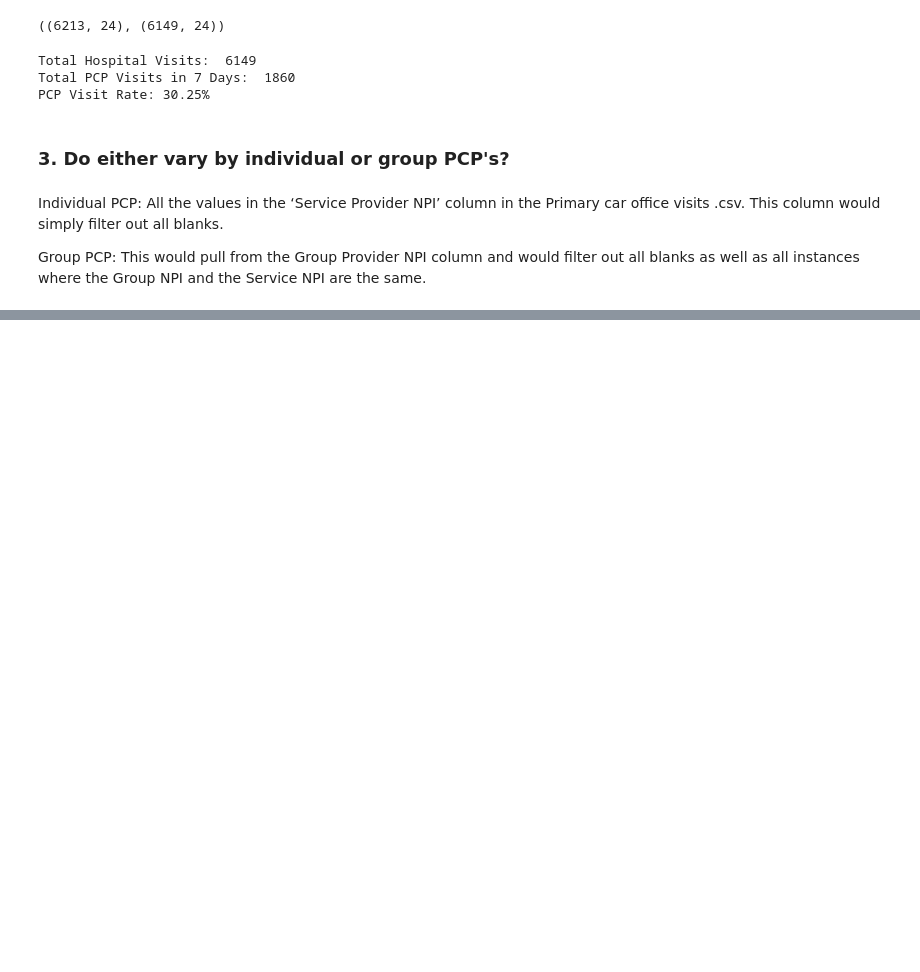
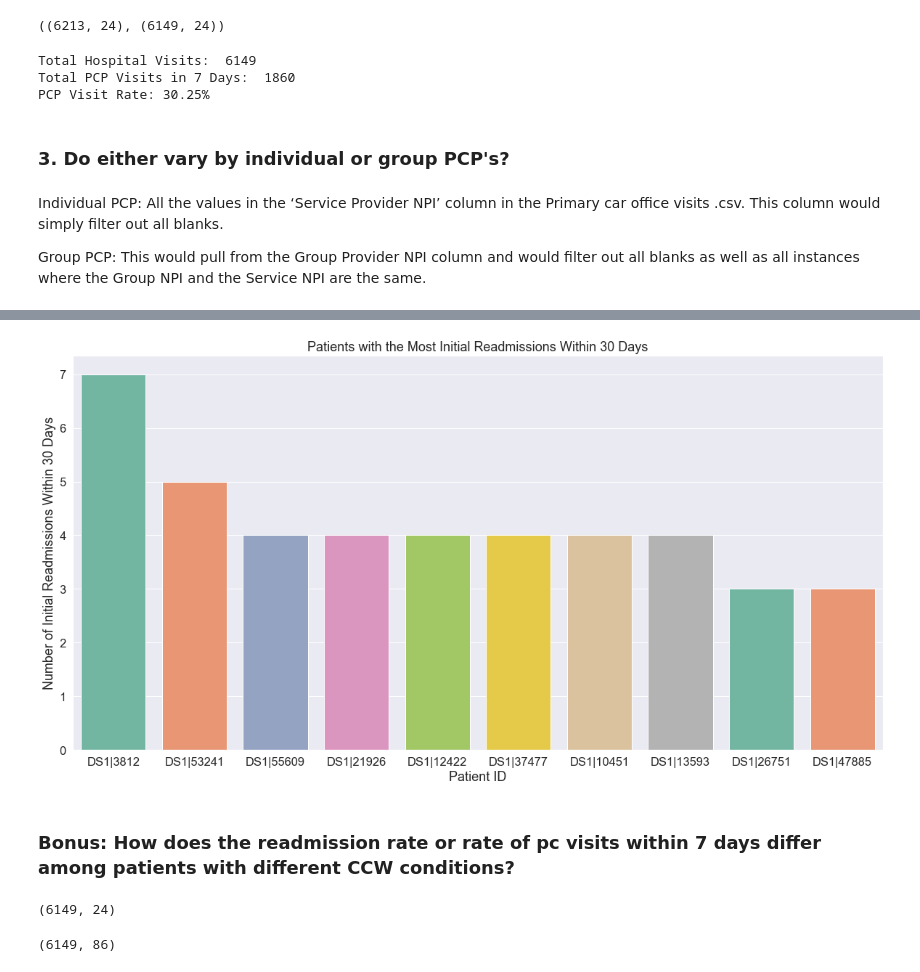
Before and after one commit to simon-mack/hospital_readmission_analysis, a Jupyter notebook: notebooks/ursa_readmission.ipynb, the cells around one changed output, grey strips where cells are left out. Saved outputs shown, nothing was run; the diff lists cells and outputs as text; code cells hidden in the pictures; blank space fills up the shorter version.

```diff
--- a/notebooks/ursa_readmission.ipynb
+++ b/notebooks/ursa_readmission.ipynb
@@ -271,0 +251,3 @@ result
+# %%
+admissions_ind = admissions.loc[admissions['individual_npi'].notnull()]
+admissions_ind = admissions_ind.loc[~admissions_ind.type.isin(['duplicate encounter'])]
@@ -271,0 +279,4 @@ result
+# %%
+admissions_group = admissions.loc[admissions['group_npi'].notnull()]
+admissions_group = admissions_group.loc[~admissions_group.type.isin(['duplicate encounter'])]
+admissions_group.shape
@@ -271,0 +285,17 @@ result
+# %%
+total_hospital_visits = 0
+total_pcp_visits_in_7_days = 0
+
+for ind, row in admissions_group.iterrows():
+    total_hospital_visits += 1
+    patient = row['Patient ID']
+    discharge_date = row['Encounter End Date']
+
+    for i,r in pc_visits[pc_visits['Patient ID']==patient].iterrows():
+        if r['Encounter Date'] <= discharge_date + dt.timedelta(days=7) and r['Encounter Date'] >= discharge_date:
+            total_pcp_visits_in_7_days += 1
+            admissions.loc[admissions['Encounter ID']==row['Encounter ID'], '7 day followup'] = True
+            break
+print('Group - Total Hospital Visits: ', total_hospital_visits)
+print('Group - Total PCP Visits in 7 Days: ', total_pcp_visits_in_7_days)
+print(str.format("Group PCP Visit Rate: {}%",round(total_pcp_visits_in_7_days/total_hospital_visits*100,2)))
@@ -271,0 +308,6 @@ result
+# %%
+freq_fliers = admissions_dedup.loc[admissions.type == 'initial readmission']
+freq_fliers = freq_fliers['Patient ID'].value_counts().reset_index()
+freq_fliers.columns = ['patient_id','num_admissions']
+freq_fliers = freq_fliers.head(10)
+freq_fliers
@@ -271,0 +326,15 @@ result
+# %%
+plt.figure(figsize = (20,10))
+sns.set(style="darkgrid", font_scale=1.5)
+sns.barplot(x = 'patient_id', y = 'num_admissions', data = freq_fliers, palette='Set2')
+plt.xlabel('Patient ID')
+plt.ylabel('Number of Initial Readmissions Within 30 Days')
+plt.title('Patients with the Most Initial Readmissions Within 30 Days');
+# %% [output]
+[figure, added]
+# %% [markdown]
+### Bonus: How does the readmission rate or rate of pc visits within 7 days differ among patients with different CCW conditions?
+# %%
+admissions_dedup.shape
+# %% [output]
+(6149, 24)
@@ -271,0 +343,4 @@ result
+# %%
+ccw_admissions.shape
+# %% [output]
+(6149, 86)
```
Also changed, not shown: parts of 34 cells of this notebook.
